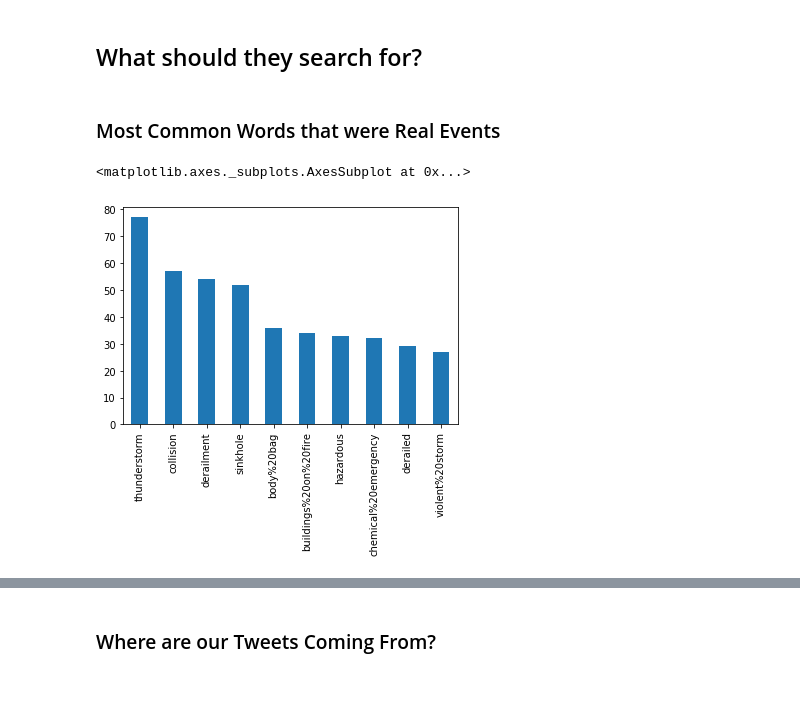
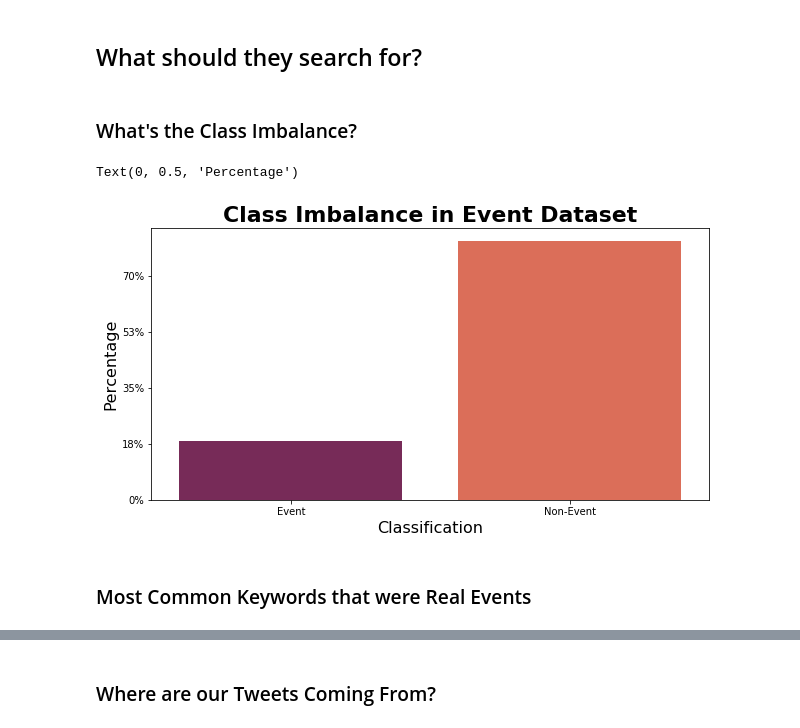
Before and after one commit to acoco10/disaster_tweets, a Jupyter notebook: Final Notebook.ipynb, the cells around one changed output, grey strips where cells are left out. Saved outputs shown, nothing was run; the diff lists cells and outputs as text; code cells hidden in the pictures; blank space fills up the shorter version.

```diff
--- a/Final Notebook.ipynb
+++ b/Final Notebook.ipynb
@@ -47,9 +105,19 @@ dtype: int64
 # %% [markdown]
 ## What should they search for?
+# %% [markdown]
+### What's the Class Imbalance?
+# %%
+class_imbalance = [len(data[data.target == 1]), len(data[data.target == 0])]
+classes = ['Event','Non-Event']
+
+fig, ax = plt.subplots(figsize=(10,5))
+sns.barplot(classes, class_imbalance, ax = ax, palette='rocket')
+ax.yaxis.set_major_formatter(mtick.PercentFormatter(11370))
+plt.title('Class Imbalance in Event Dataset', fontsize=22, fontweight='bold')
+plt.xlabel('Classification', fontsize=16)
+plt.ylabel('Percentage', fontsize=16)
+# %% [output]
+Text(0, 0.5, 'Percentage')
+[figure, added]
 # %% [markdown]
-### Most Common Words that were Real Events
+### Most Common Keywords that were Real Events
-# %%
-data[data.target == 1]['keyword'].value_counts().head(10).plot(kind = 'bar')
-# %% [output]
-<matplotlib.axes._subplots.AxesSubplot at 0x...>
-[figure, removed]
```
Also changed, not shown: parts of 67 cells of this notebook.
